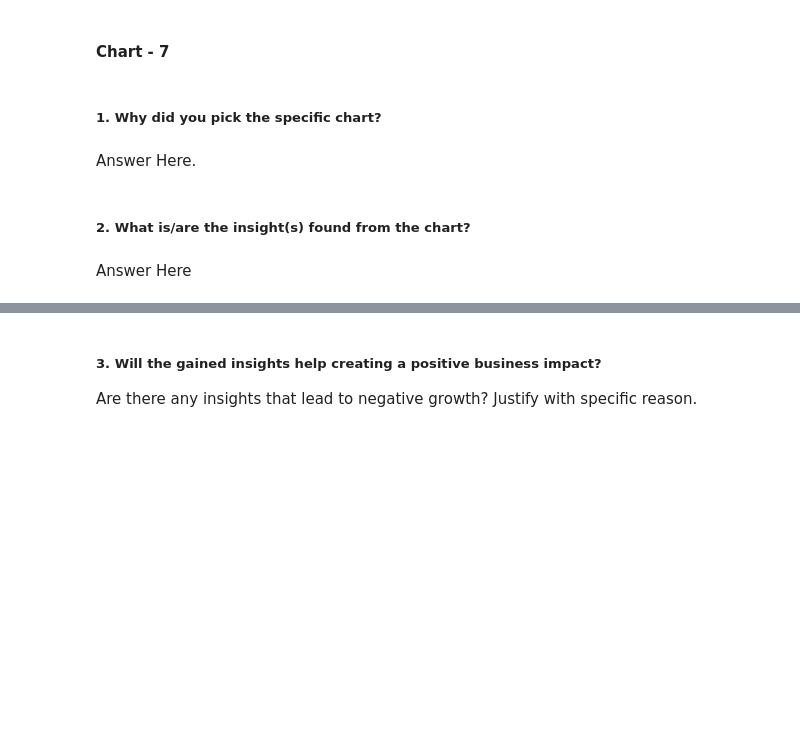
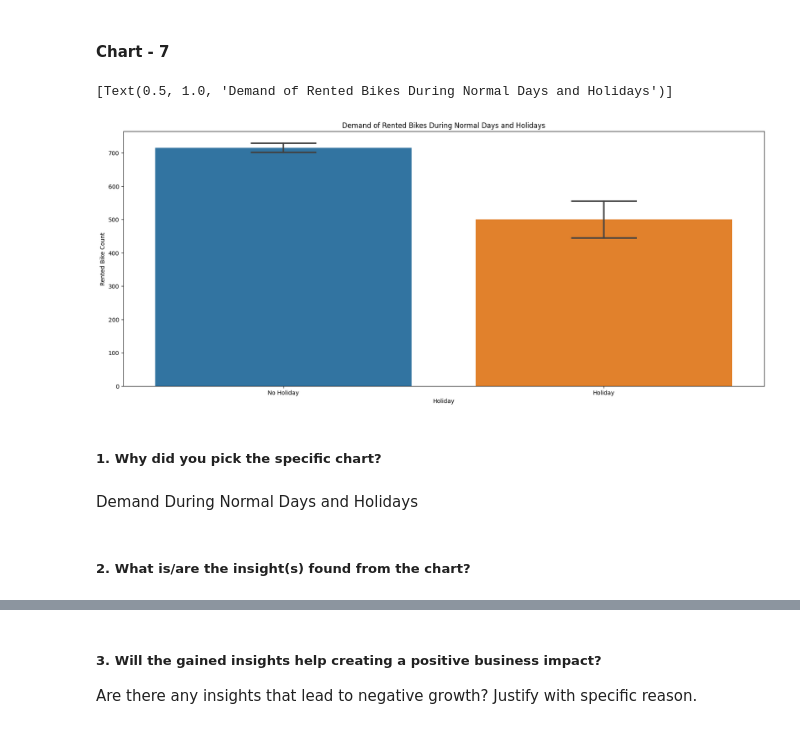
Before and after one commit to AkshayAI007/Predicting-Bike-sharing-demand-using-Machine-learning-, a Jupyter notebook: Seoul Bike Sharing Demand Prediction.ipynb, the cells around one changed output, grey strips where cells are left out. Drawn from its saved outputs; the diff is of its cells as text; code cells hidden in the pictures; blank space fills up the shorter version.

```diff
--- a/Seoul Bike Sharing Demand Prediction.ipynb
+++ b/Seoul Bike Sharing Demand Prediction.ipynb
@@ -596,8 +594,14 @@ Answer Here
+# %%
+# Chart - 7 visualization code
+fig,ax=plt.subplots(figsize=(20,8))
+sns.barplot(data=data, x='Holiday', y='Rented Bike Count', ax=ax, capsize=.2)
+ax.set(title='Demand of Rented Bikes During Normal Days and Holidays')
+# %% [output]
+[Text(0.5, 1.0, 'Demand of Rented Bikes During Normal Days and Holidays')]
+[figure, added]
 # %% [markdown]
 ##### 1. Why did you pick the specific chart?
-# %% [markdown]
-Answer Here.
+# %% [markdown]
+Demand During Normal Days and Holidays
 # %% [markdown]
 ##### 2. What is/are the insight(s) found from the chart?
-# %% [markdown]
-Answer Here
```
Also changed, not shown: parts of 147 cells of this notebook.
